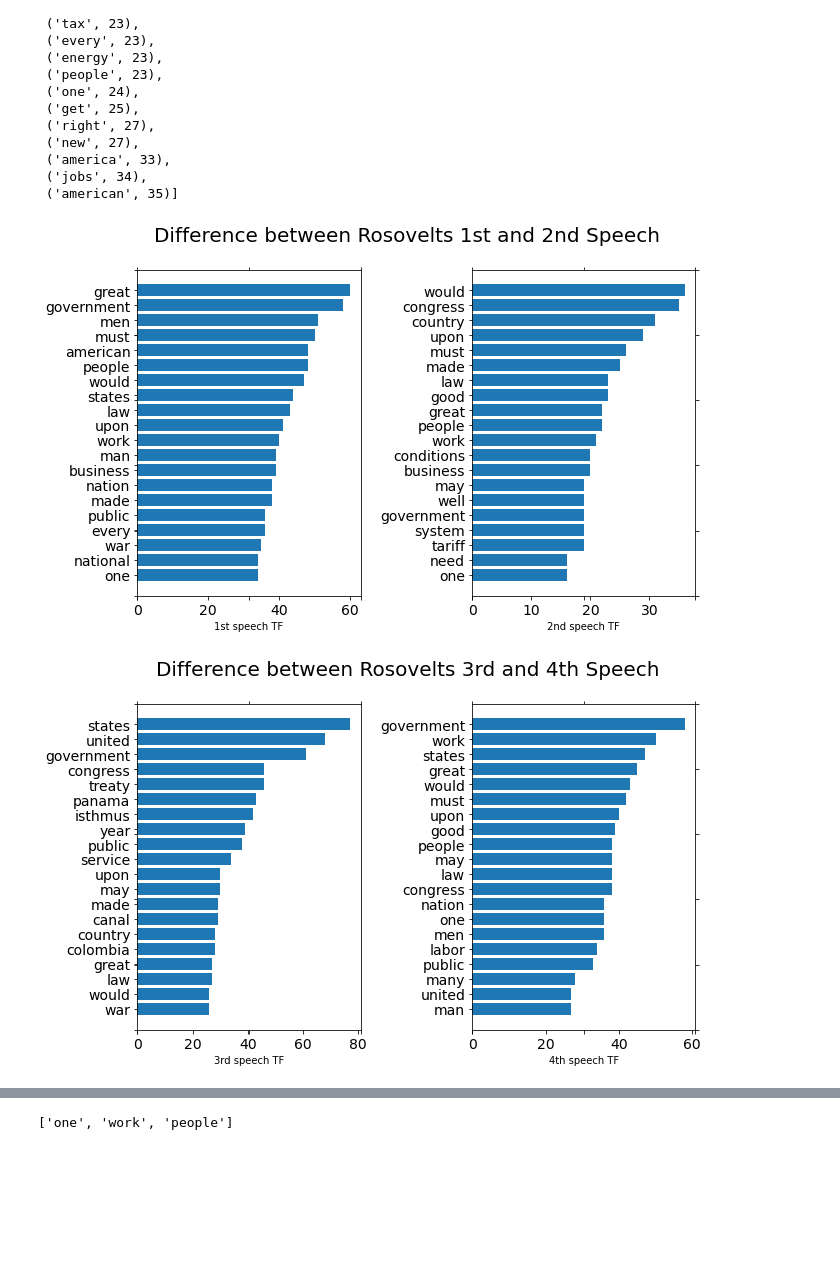
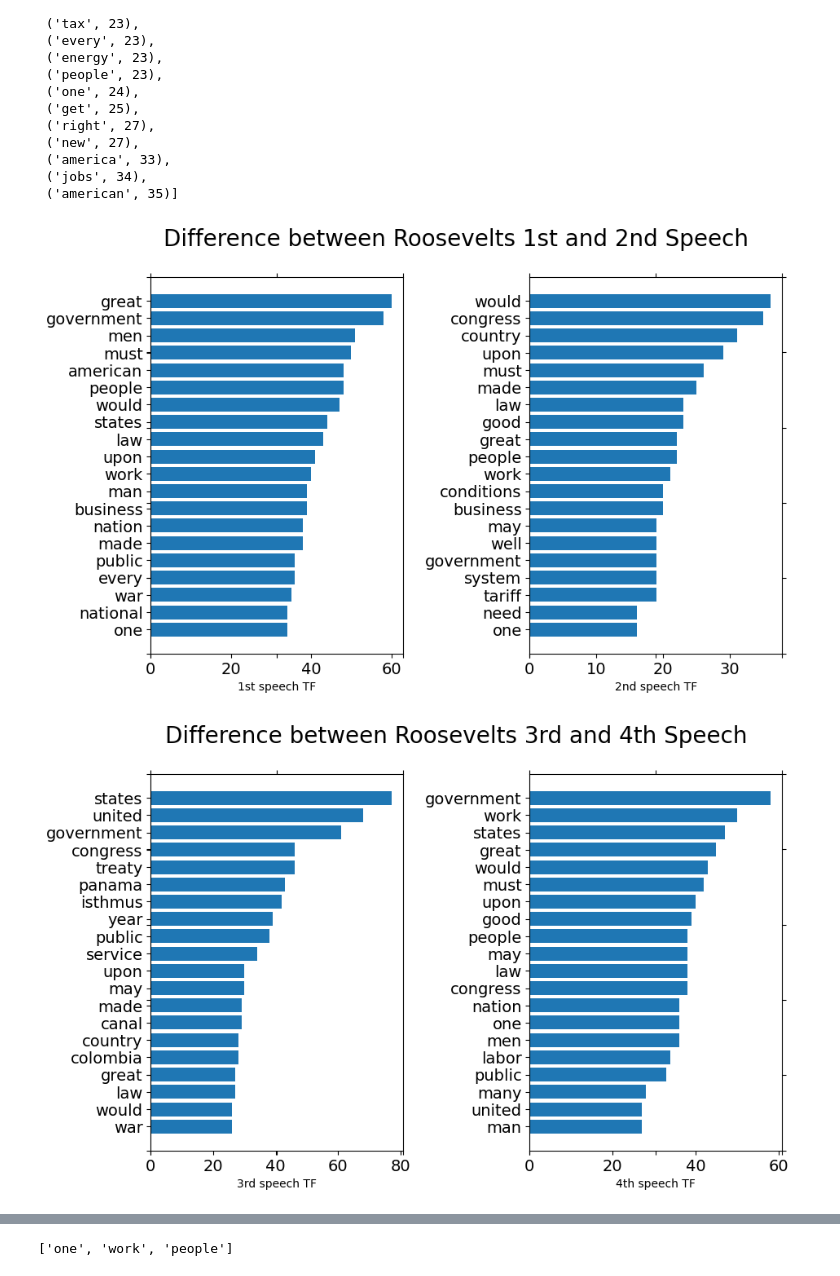
Before and after one commit to fdac22/MiniProject1, a Jupyter notebook: dscott57.ipynb, the cells around one changed output, grey strips where cells are left out. Saved outputs shown, nothing was run; the diff lists cells and outputs as text; code cells hidden in the pictures; blank space fills up the shorter version.

```diff
--- a/dscott57.ipynb
+++ b/dscott57.ipynb
@@ -241,19 +237,19 @@ def plotTwoLists (wf_ee, wf_bu, title, xlabel1, xlabel2):
     ax2 .barh (range (len(wf_bu)), [ x [1] for x in wf_bu ], align='center')
     ax2.set(xlabel=xlabel2)
 # %%
-wf_Rosovelt1 = calcWordFrequency(df1.tokenized_words[0])
-wf_Rosovelt2 = calcWordFrequency(df1.tokenized_words[1])
+wf_Roosevelt1 = calcWordFrequency(df1.tokenized_words[0])
+wf_Roosevelt2 = calcWordFrequency(df1.tokenized_words[1])
 
-plotTwoLists(wf_Rosovelt1, wf_Rosovelt2, 'Difference between Rosovelts 1st and 2nd Speech', '1st speech TF', '2nd speech TF')
+plotTwoLists(wf_Roosevelt1, wf_Roosevelt2, 'Difference between Roosevelts 1st and 2nd Speech', '1st speech TF', '2nd speech TF')
 # %% [output]
-[figure, old version]
+[figure, new version]
 # %%
-wf_Rosovelt3 = calcWordFrequency(df1.tokenized_words[2])
-wf_Rosovelt4 = calcWordFrequency(df1.tokenized_words[3])
+wf_Roosevelt3 = calcWordFrequency(df1.tokenized_words[2])
+wf_Roosevelt4 = calcWordFrequency(df1.tokenized_words[3])
 
-plotTwoLists(wf_Rosovelt3, wf_Rosovelt4, 'Difference between Rosovelts 3rd and 4th Speech', '3rd speech TF', '4th speech TF')
+plotTwoLists(wf_Roosevelt3, wf_Roosevelt4, 'Difference between Roosevelts 3rd and 4th Speech', '3rd speech TF', '4th speech TF')
 # %% [output]
-[figure, old version]
+[figure, new version]
 # %%
 wf_Obama1 = calcWordFrequency(df1.tokenized_words[4])
 wf_Obama2 = calcWordFrequency(df1.tokenized_words[5])
```
Also changed, not shown: parts of 44 cells of this notebook.
